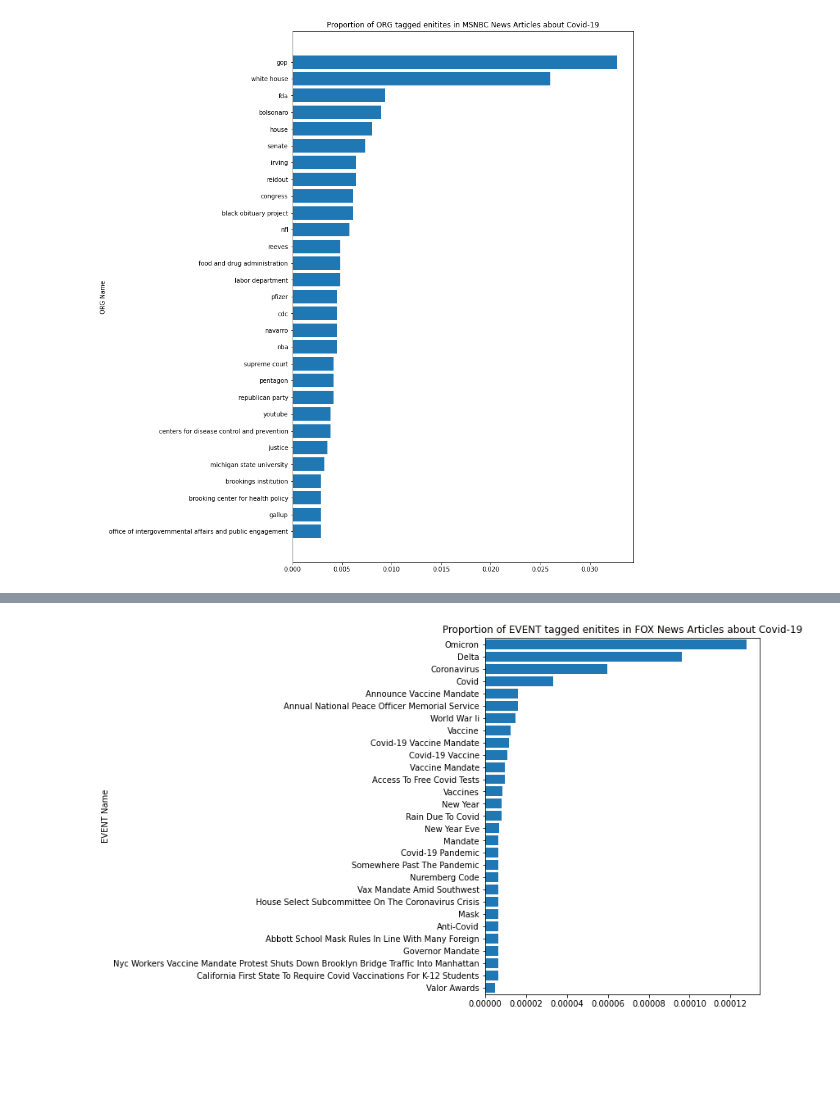
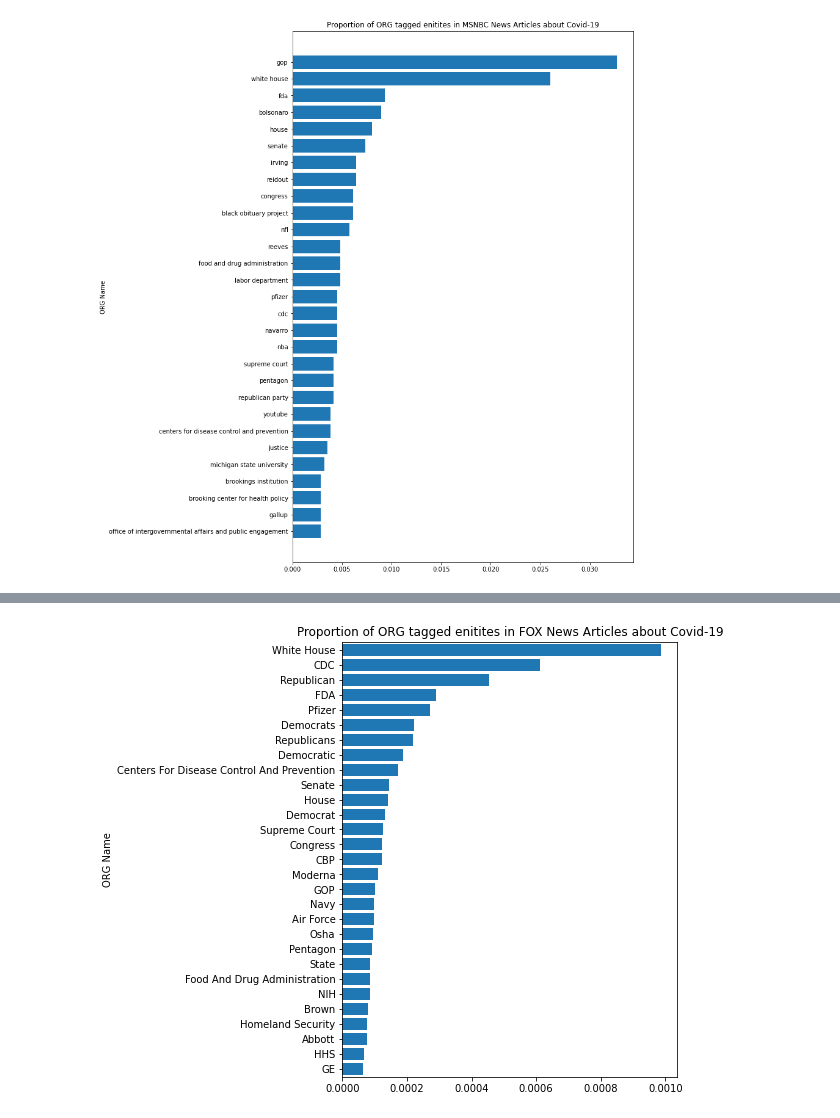
Before and after one commit to stephbuon/entascope, a Jupyter notebook: t.ipynb, the cells around one changed output, grey strips where cells are left out. Cells and saved outputs as stored; diff of their text form; code cells hidden in the pictures; blank space fills up the shorter version.

```diff
--- a/t.ipynb
+++ b/t.ipynb
@@ -286,7 +325,7 @@ def correct_entity_labels(named_entites):
     vaccines = re.compile(r'pfizer|moderna|johnson', re.IGNORECASE)
     people = re.compile(r'warren|trump|psaki|palin|fauci|santa claus|desantis|cuomo|newsom|de blasio|biden|horak|mayorkas|michelle|kilgore|murphy|walensky', re.IGNORECASE)
     organizations = re.compile(r'^d-|^r-|refinitiv lipper|england patriots|scarlet.*knights|astros|task(.*)force|democrat|republican|delta air', re.IGNORECASE)
-    gpe_locations = re.compile(r'eswatini|seattle|america| u\.s\.|beijing|louisiana|michigan', re.IGNORECASE)
+    gpe_locations = re.compile(r'eswatini|seattle|america| u\.s\.|beijing|louisiana|michigan|saxony', re.IGNORECASE)
 
     products = re.compile(r'hunger games', re.IGNORECASE)
 
@@ -346,7 +385,7 @@ def barplot_entities(df, ts, filter, source):
 
     df.sort_values(by = ['proportion'], inplace = True, ascending = False)
 
-    #df.to_csv('/home/projects/entascope/fox.csv')
+    df.to_csv('/home/stephbuon/projects/entascope/fox.csv')
     df = df[1:30].copy()
     df.sort_values(by = ['proportion'], inplace = True, ascending = True)
 
@@ -635,7 +674,7 @@ barplot_entities(npr_ne, ts, 'EVENT', 'NPR')
 # %%
 entities = ['EVENT', 'LAW', 'ORG']
 fox_ne = pd.read_csv('/home/stephbuon/projects/entascope/scraped_pages/12-27-2021/debug_FOX_named_entities.csv')
-
-barplot_entities(fox_ne, ts, 'EVENT', 'FOX')
+ts = '12-28-2021'
+barplot_entities(fox_ne, ts, 'ORG', 'FOX')
 # %% [output]
-[figure, old version]
+[figure, new version]
```
Also changed, not shown: parts of 2 cells of this notebook, 1 other file.
